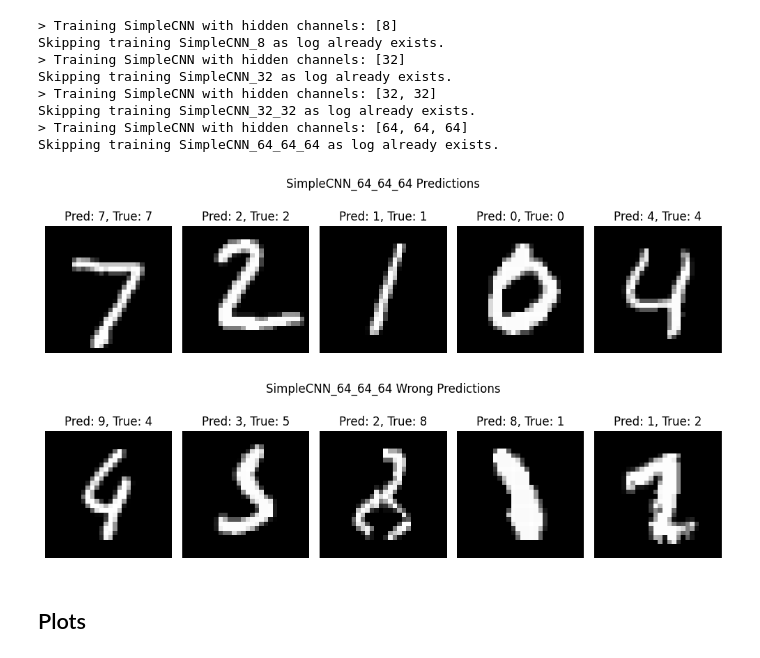
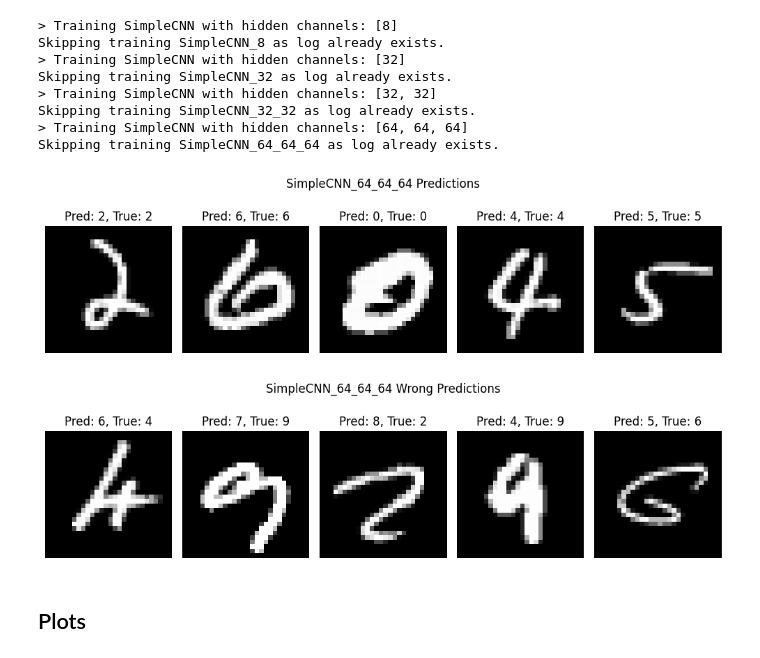
Before and after one commit to RaphBnrd/AI-Impacts-lab_session, a Jupyter notebook: main_simpler.ipynb, the cells around one changed output. Cells and saved outputs as stored; diff of their text form; code cells hidden in the pictures.

```diff
--- a/main_simpler.ipynb
+++ b/main_simpler.ipynb
@@ -231,13 +231,13 @@ Skipping training SimpleCNN_64_64_64 as log already exists.
 # %%
 # Example of prediction
 idx_model = -1  # Last trained model
-plot_examples_classification(all_models_cnn[idx_model], test_loader, device,
+plot_examples_classification(all_models_cnn[idx_model], test_dataset, device,
                              n=5, suptitle=all_labels_cnn[idx_model] + " Predictions")
-plot_wrong_classification(all_models_cnn[idx_model], test_loader, device,
+plot_wrong_classification(all_models_cnn[idx_model], test_dataset, device,
                           n=5, suptitle=all_labels_cnn[idx_model] + " Wrong Predictions")
 # %% [output]
-[figure, old version]
+[figure, new version]
-[figure, old version]
+[figure, new version]
 # %% [markdown]
 ## Plots
 # %%
```
Also changed, not shown: parts of 11 cells of this notebook, 3 other files.
